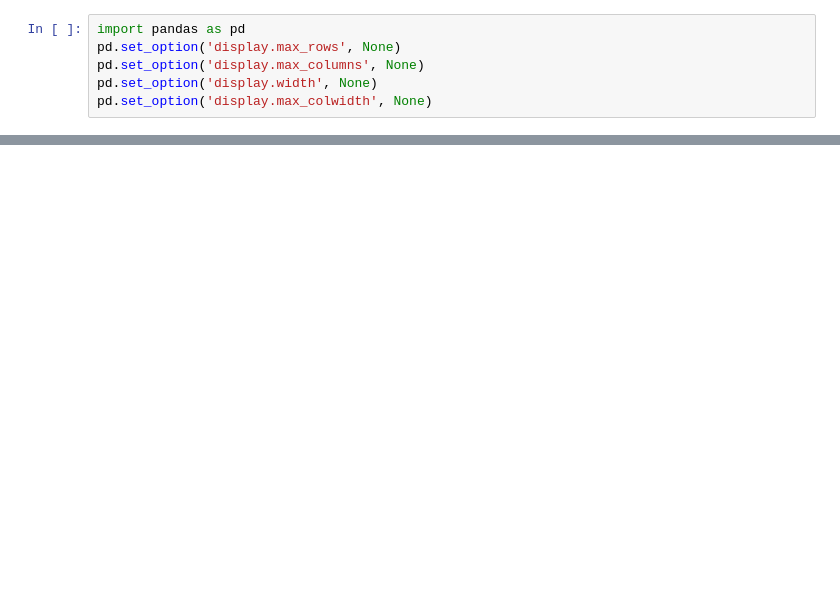
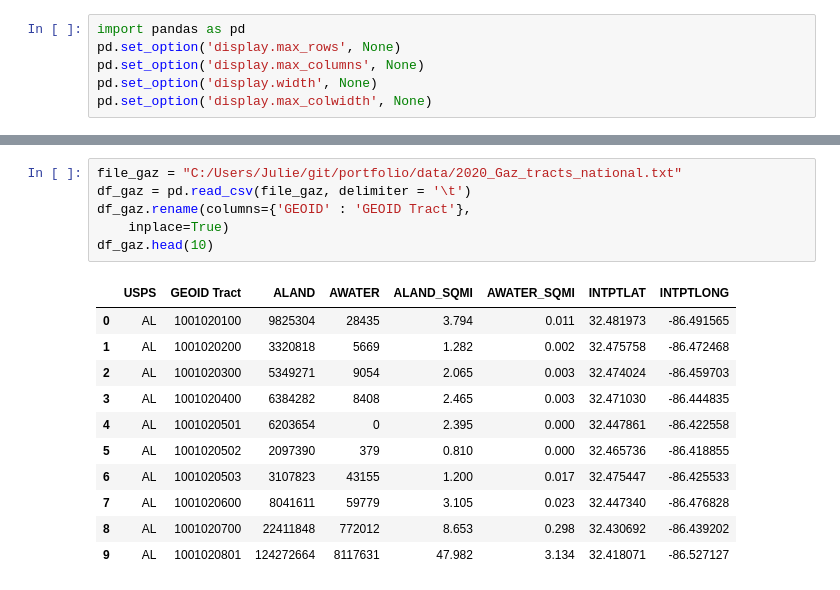
Before and after one commit to flanasonic/visualizing_population_density, a Jupyter notebook: notebooks/CensusCleaning.ipynb, the cells around one changed output, grey strips where cells are left out. Cells and saved outputs as stored; diff of their text form; blank space fills up the shorter version.

```diff
--- a/notebooks/CensusCleaning.ipynb
+++ b/notebooks/CensusCleaning.ipynb
@@ -81,0 +99,18 @@ df_metadata
+# %%
+file_gaz = "C:/Users/Julie/git/portfolio/data/2020_Gaz_tracts_national.txt"
+df_gaz = pd.read_csv(file_gaz, delimiter = '\t')
+df_gaz.rename(columns={'GEOID' : 'GEOID Tract'},
+    inplace=True)
+df_gaz.head(10)
+# %% [output]
+|  | USPS | GEOID Tract | ALAND | AWATER | ALAND_SQMI | AWATER_SQMI | INTPTLAT | INTPTLONG |
+| 0 | AL | 1001020100 | 9825304 | 28435 | 3.794 | 0.011 | 32.481973 | -86.491565 |
+| 1 | AL | 1001020200 | 3320818 | 5669 | 1.282 | 0.002 | 32.475758 | -86.472468 |
+| 2 | AL | 1001020300 | 5349271 | 9054 | 2.065 | 0.003 | 32.474024 | -86.459703 |
+| 3 | AL | 1001020400 | 6384282 | 8408 | 2.465 | 0.003 | 32.471030 | -86.444835 |
+| 4 | AL | 1001020501 | 6203654 | 0 | 2.395 | 0.000 | 32.447861 | -86.422558 |
+| 5 | AL | 1001020502 | 2097390 | 379 | 0.810 | 0.000 | 32.465736 | -86.418855 |
+| 6 | AL | 1001020503 | 3107823 | 43155 | 1.200 | 0.017 | 32.475447 | -86.425533 |
+| 7 | AL | 1001020600 | 8041611 | 59779 | 3.105 | 0.023 | 32.447340 | -86.476828 |
+| 8 | AL | 1001020700 | 22411848 | 772012 | 8.653 | 0.298 | 32.430692 | -86.439202 |
+| 9 | AL | 1001020801 | 124272664 | 8117631 | 47.982 | 3.134 | 32.418071 | -86.527127 |
```
Also changed, not shown: parts of 26 cells of this notebook, 5 other files.
